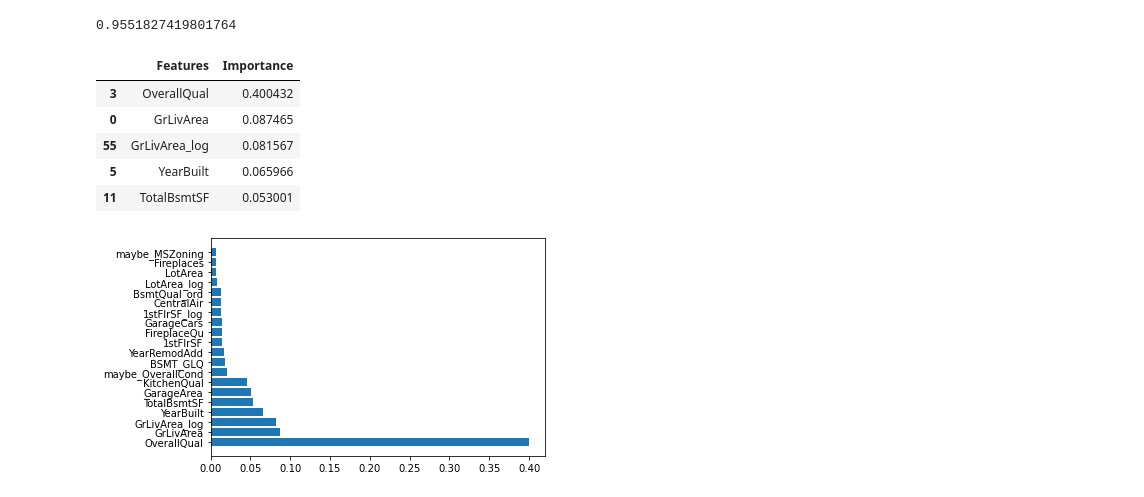
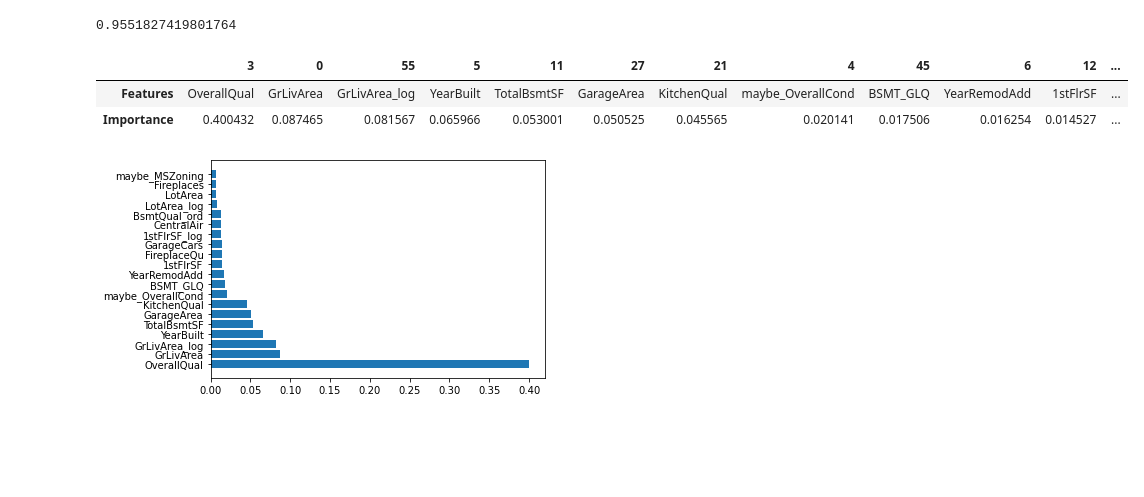
Before and after one commit to kiwymic/operation_goldfish-1, a Jupyter notebook: Hao-Wei/Gradient_Boost_Exploration.ipynb, the cells around one changed output. Drawn from its saved outputs; the diff is of its cells as text; code cells hidden in the pictures; blank space fills up the shorter version.

```diff
--- a/Hao-Wei/Gradient_Boost_Exploration.ipynb
+++ b/Hao-Wei/Gradient_Boost_Exploration.ipynb
@@ -187,14 +187,11 @@ GBR.score(x, ylog)
 feature_importance = pd.DataFrame({"Features": x.columns, "Importance":GBR.feature_importances_});
 # %%
 feature_importance.sort_values("Importance", ascending = False, inplace=True);
-feature_importance.head()
+feature_importance.head(50).T
 # %% [output]
-|  | Features | Importance |
-| 3 | OverallQual | 0.400432 |
-| 0 | GrLivArea | 0.087465 |
-| 55 | GrLivArea_log | 0.081567 |
-| 5 | YearBuilt | 0.065966 |
-| 11 | TotalBsmtSF | 0.053001 |
+|  | 3 | 0 | 55 | 5 | 11 | 27 | 21 | 4 | 45 | 6 | 12 | ... |
+| Features | OverallQual | GrLivArea | GrLivArea_log | YearBuilt | TotalBsmtSF | GarageArea | KitchenQual | maybe_OverallCond | BSMT_GLQ | YearRemodAdd | 1stFlrSF | ... |
+| Importance | 0.400432 | 0.087465 | 0.081567 | 0.065966 | 0.053001 | 0.050525 | 0.045565 | 0.020141 | 0.017506 | 0.016254 | 0.014527 | ... |
 # %%
 temp = feature_importance.iloc[:20,]
 plt.barh(temp["Features"], temp["Importance"]);
```
Also changed, not shown: parts of 27 cells of this notebook, 6 other files.
